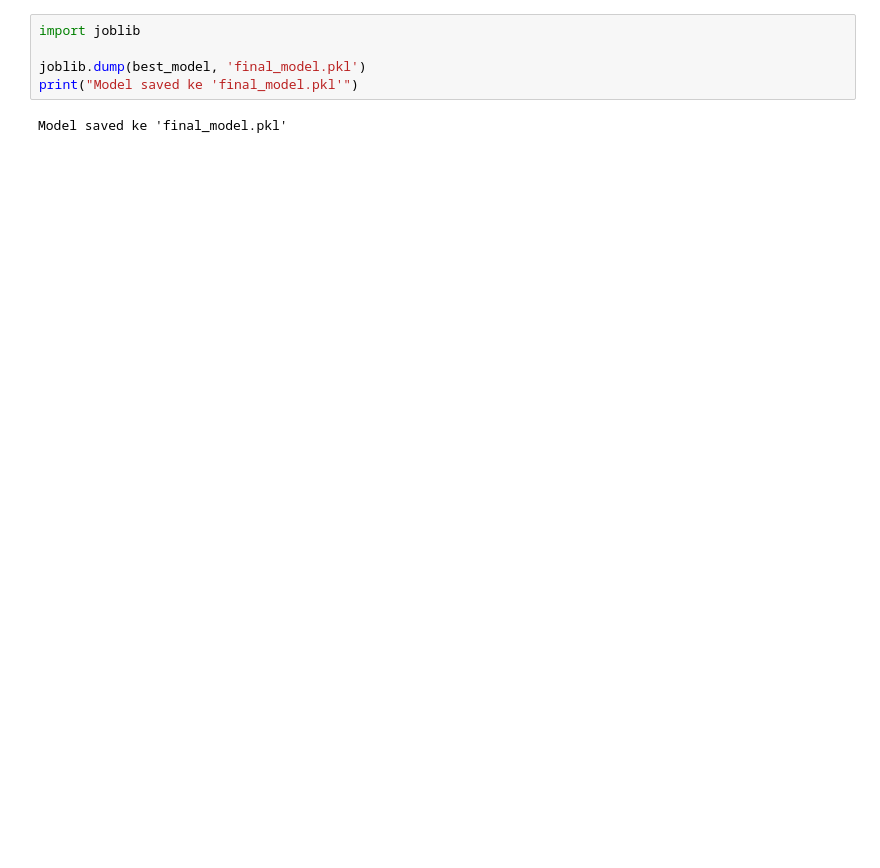
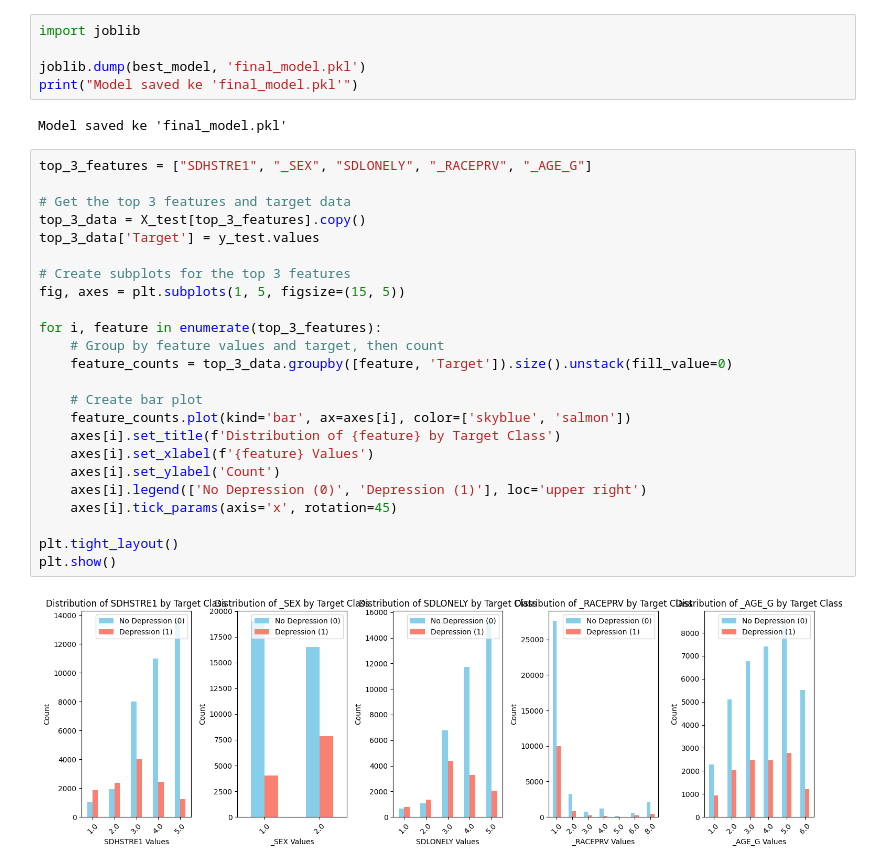
Before and after one commit to YusraEr/Project, a Jupyter notebook: Preprocessing/Data Analysis/allOne.ipynb, the cells around one changed output. Drawn from its saved outputs; the diff is of its cells as text; blank space fills up the shorter version.

```diff
--- a/Preprocessing/Data Analysis/allOne.ipynb
+++ b/Preprocessing/Data Analysis/allOne.ipynb
@@ -508,3 +534,29 @@ joblib.dump(best_model, 'final_model.pkl')
 print("Model saved ke 'final_model.pkl'")
 # %% [output]
 Model saved ke 'final_model.pkl'
+# %%
+top_3_features = ["SDHSTRE1", "_SEX", "SDLONELY", "_RACEPRV", "_AGE_G"]
+
+# Get the top 3 features and target data
+top_3_data = X_test[top_3_features].copy()
+top_3_data['Target'] = y_test.values
+
+# Create subplots for the top 3 features
+fig, axes = plt.subplots(1, 5, figsize=(15, 5))
+
+for i, feature in enumerate(top_3_features):
+    # Group by feature values and target, then count
+    feature_counts = top_3_data.groupby([feature, 'Target']).size().unstack(fill_value=0)
+
+    # Create bar plot
+    feature_counts.plot(kind='bar', ax=axes[i], color=['skyblue', 'salmon'])
+    axes[i].set_title(f'Distribution of {feature} by Target Class')
+    axes[i].set_xlabel(f'{feature} Values')
+    axes[i].set_ylabel('Count')
+    axes[i].legend(['No Depression (0)', 'Depression (1)'], loc='upper right')
+    axes[i].tick_params(axis='x', rotation=45)
+
+plt.tight_layout()
+plt.show()
+# %% [output]
+[figure, added]
```
Also changed, not shown: parts of 23 cells of this notebook, 4 other files.
